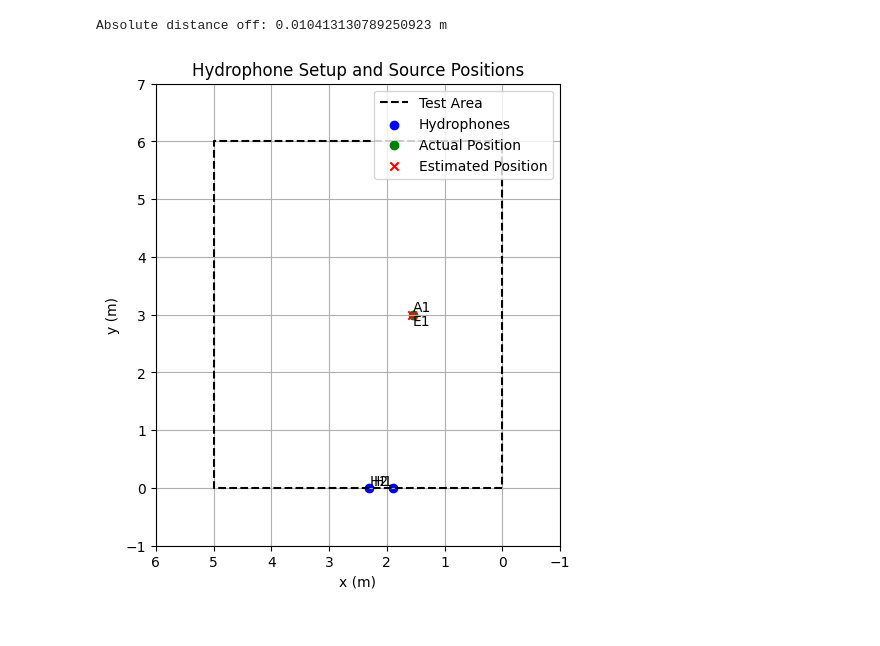
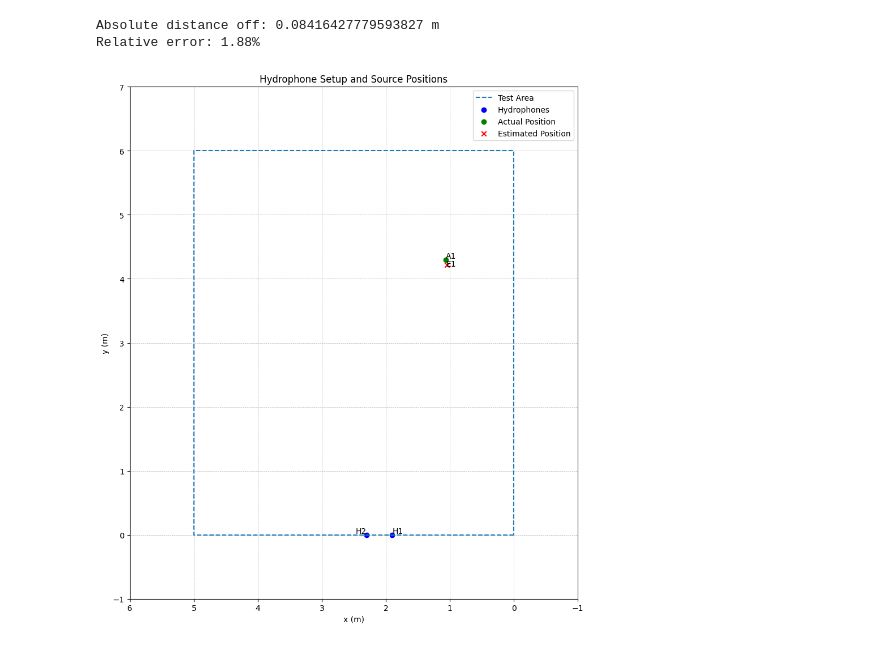
Before and after one commit to SeaGuardian-ELSYS-GK-2/HydrophoneSim, a Jupyter notebook: data_analysis.ipynb, the cells around one changed output. Cells and saved outputs as stored; diff of their text form; code cells hidden in the pictures.

```diff
--- a/data_analysis.ipynb
+++ b/data_analysis.ipynb
@@ -5,6 +5,7 @@ import matplotlib.pyplot as plt
 from scipy.signal import butter, filtfilt
 from scipy.signal import chirp, correlate
 from scipy.ndimage import shift
+plt.style.use('default')
 # %%
 # Load the data from the "burst" files
 files = ["måling1_sweep.csv", "måling2_sweep.csv", "måling3_sweep.csv"]
@@ -202,37 +219,41 @@ actual_positions = [
 ]
 
 # Plotting
-plt.figure(figsize=(10, 6))
+plt.figure(figsize=(10, 10))
 plt.gca().set_aspect('equal', adjustable='box')
 
 # Draw rectangle for setup area
-plt.plot([0, room_width, room_width, 0, 0], [0, 0, room_height, room_height, 0], 'k--', label='Test Area')
+plt.plot([0, room_width, room_width, 0, 0], [0, 0, room_height, room_height, 0], '--', label='Test Area')
 
 # Plot hydrophones
 plt.scatter(*zip(hydrophone_1, hydrophone_2), color='blue', label='Hydrophones')
-plt.text(*hydrophone_1, "H1", ha='right', va='bottom')
-plt.text(*hydrophone_2, "H2", ha='left', va='bottom')
+plt.text(*hydrophone_1, "H1", ha='left', va='bottom')
+plt.text(*hydrophone_2, "H2", ha='right', va='bottom')
 
 # Plot actual positions
 for i, pos in enumerate(actual_positions[data_index:data_index+1]):
     plt.scatter(*pos, color='green', label='Actual Position' if i == 0 else "")
     plt.text(*pos, f"A{i+1}", va='bottom')
 
     diff = ((pos[0] - estimated_position[0])**2 + (pos[1] - estimated_position[1])**2)**0.5
     print(f"Absolute distance off: {diff} m")
+    print(f"Relative error: {diff/distance_peak2 * 100:.2f}%")
 
 # Plot estimated positions
 plt.scatter(*estimated_position, color='red', marker='x', label='Estimated Position' if i == 0 else "")
 plt.text(*pos, f"E{i+1}", va='top')
 
 plt.title("Hydrophone Setup and Source Positions")
 plt.xlabel("x (m)")
 plt.ylabel("y (m)")
-plt.grid(True)
+plt.grid(True, "both", linestyle="--", linewidth=0.5)
 plt.legend(loc="upper right")
 plt.xlim(room_width+1, -1)
 plt.ylim(-1, room_height + 1)
+plt.tight_layout()
+plt.savefig("figures/estimated_position.png", dpi=300)
 plt.show()
 # %% [output]
-Absolute distance off: 0.010413130789250923 m
+Absolute distance off: 0.08416427779593827 m
+Relative error: 1.88%
-[figure, old version]
+[figure, new version]
```
Also changed, not shown: parts of 8 cells of this notebook, 6 other files.
